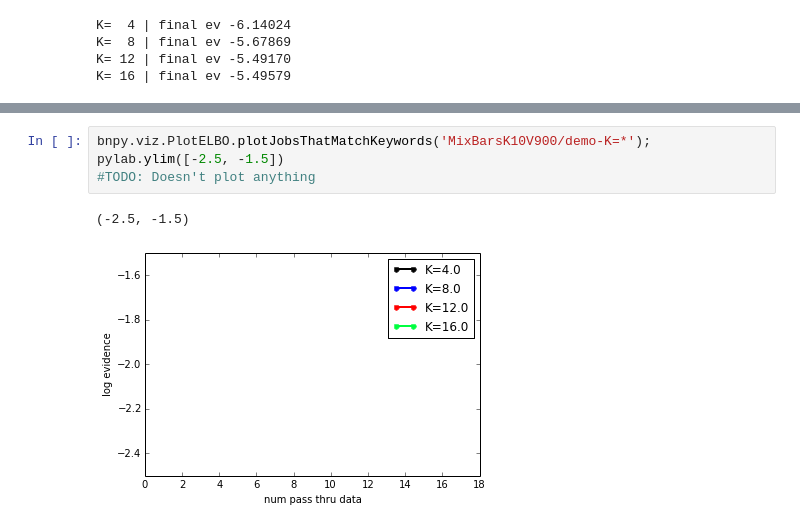
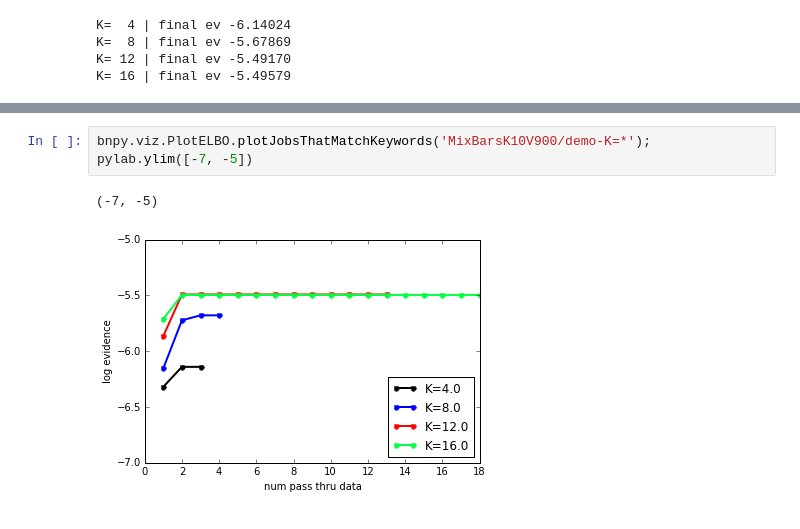
Before and after one commit to co2meal/-bnpy-dev, a Jupyter notebook: demos/Demo-BarsVB.ipynb, the cells around one changed output, grey strips where cells are left out. Saved outputs shown, nothing was run; the diff lists cells and outputs as text.

```diff
--- a/demos/Demo-BarsVB.ipynb
+++ b/demos/Demo-BarsVB.ipynb
@@ -57,7 +75,6 @@ K= 16 | final ev -5.49579
 # %%
 bnpy.viz.PlotELBO.plotJobsThatMatchKeywords('MixBarsK10V900/demo-K=*');
-pylab.ylim([-2.5, -1.5])
-#TODO: Doesn't plot anything
+pylab.ylim([-7, -5])
 # %% [output]
-(-2.5, -1.5)
+(-7, -5)
-[figure, old version]
+[figure, new version]
```
Also changed, not shown: parts of 8 cells of this notebook.
